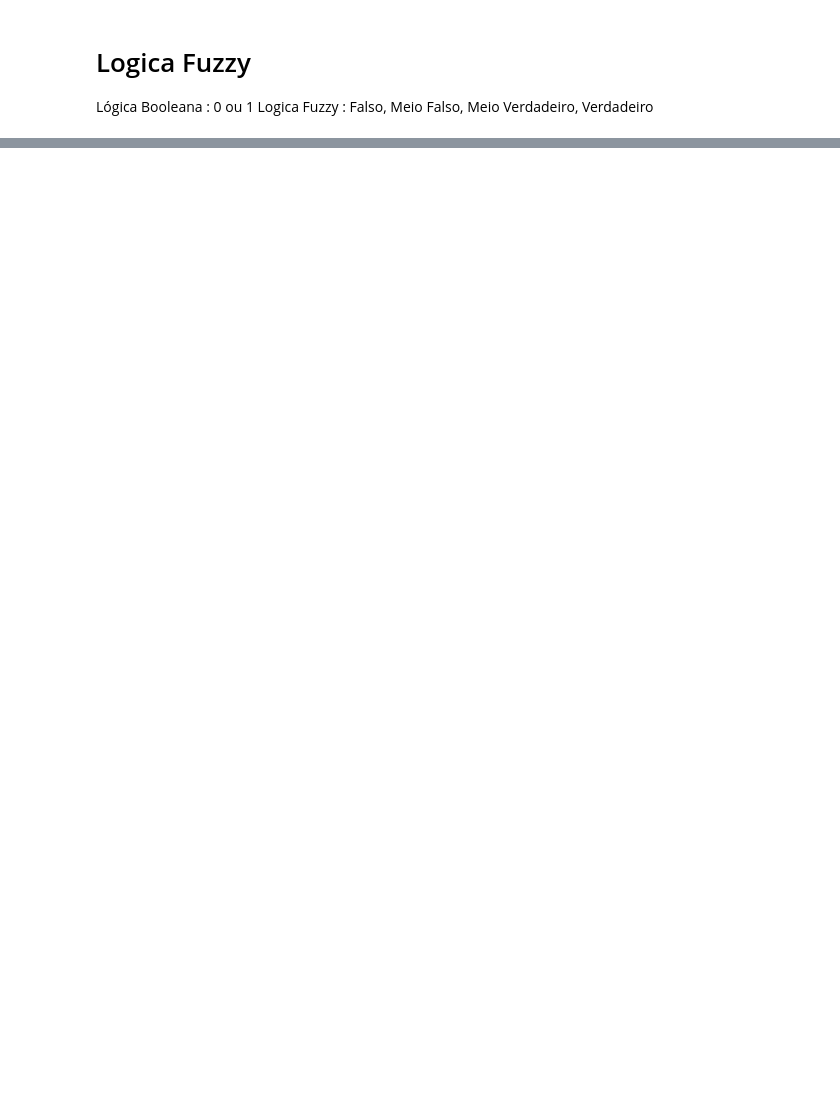
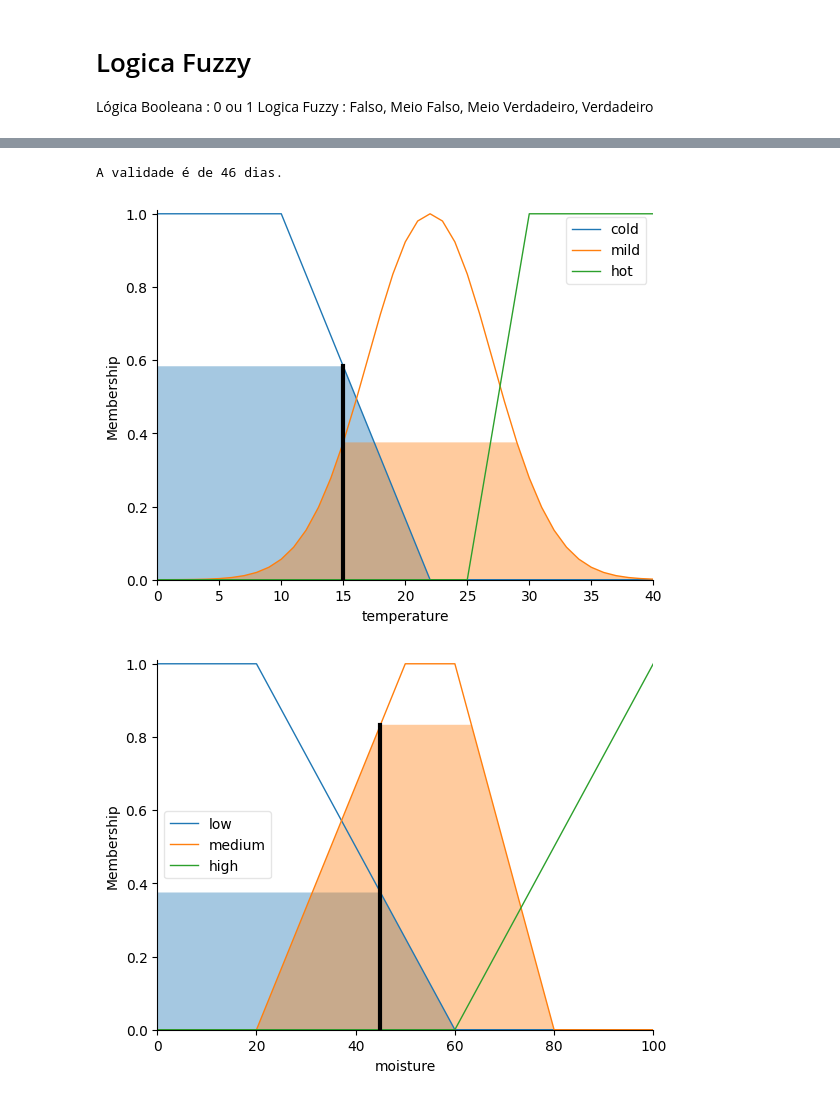
Before and after one commit to garotola/MonitoriaIA, a Jupyter notebook: 01 - Aprendendo IA/Logica Fuzzy/Fuzzy-LojaDeAlimentos.ipynb, the cells around one changed output, grey strips where cells are left out. Drawn from its saved outputs; the diff is of its cells as text; code cells hidden in the pictures; blank space fills up the shorter version.

```diff
--- a/01 - Aprendendo IA/Logica Fuzzy/Fuzzy-LojaDeAlimentos.ipynb
+++ b/01 - Aprendendo IA/Logica Fuzzy/Fuzzy-LojaDeAlimentos.ipynb
@@ -21,0 +67,26 @@ from skfuzzy import control as ctrl
+# %%
+while True :
+    temp = float(input("[1] Temperatura em [0,40] °C  : "))
+    if(temp<0 or temp>40) :
+        print("Temperatura deve estar no intervalo de [0,40]")
+        continue
+    validity_simulator.input['temperature'] = temp
+    break
+while True :
+    ur = float(input("[2] Umidade Relativa em [0, 100] %: "))
+    if(ur < 0 or ur > 100) :
+        print("Umidade Relativa de estar no intervalo de [0, 100]")
+        continue
+    validity_simulator.input['moisture'] = ur
+    break
+validity_simulator.compute()
+print('A validade é de %d dias.' % round(validity_simulator.output['validity']))
+# %% [output]
+A validade é de 46 dias.
+# %%
+temperature.view(sim=validity_simulator)
+moisture.view(sim=validity_simulator)
+validity.view(sim=validity_simulator)
+# %% [output]
+[figure, added]
+[figure, added]
```
Also changed, not shown: parts of 7 cells of this notebook.
